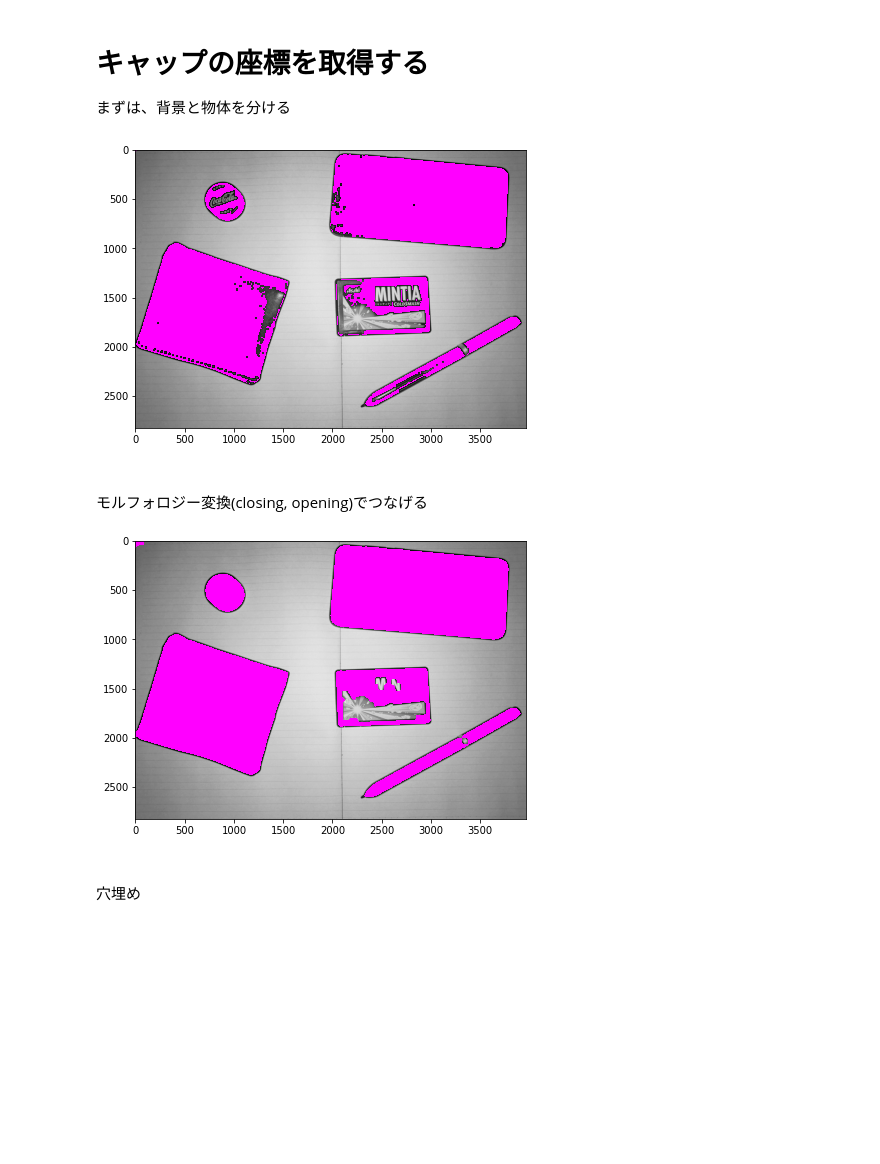
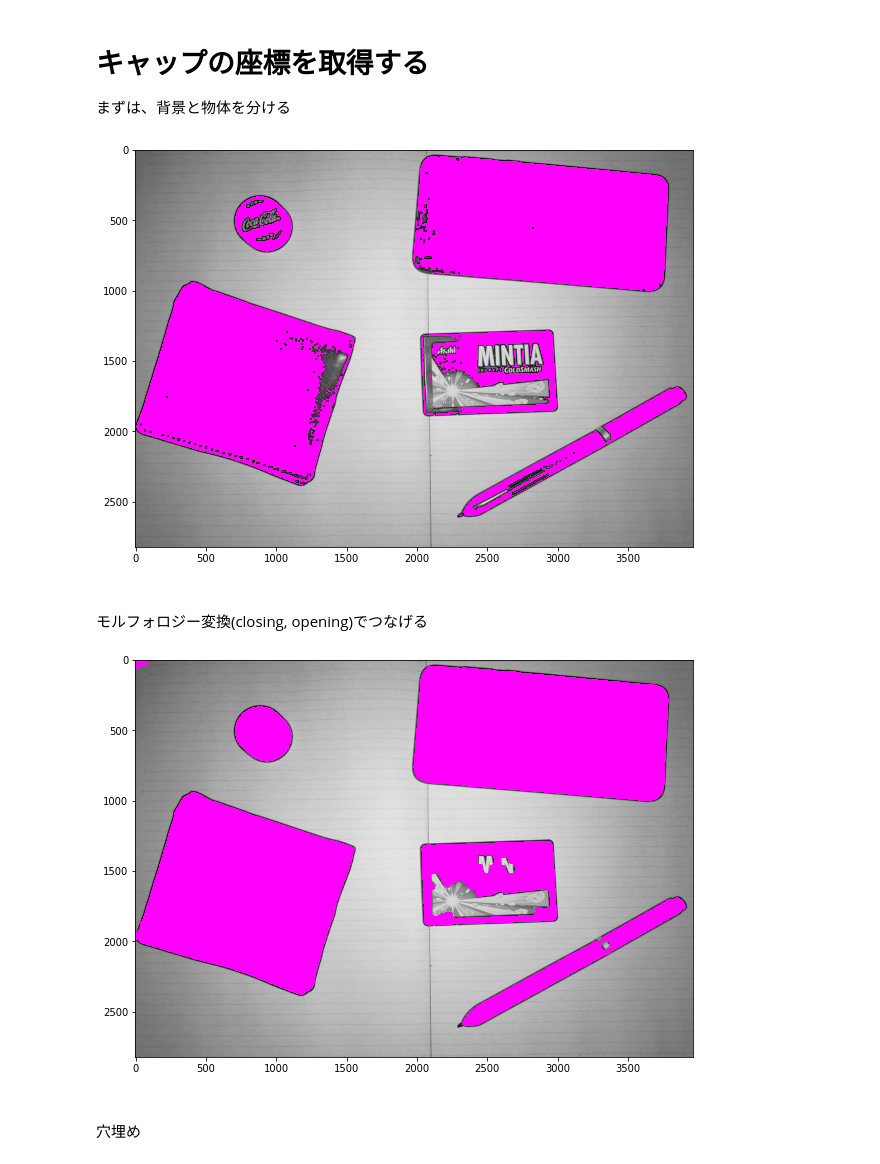
Before and after one commit to fkubota/bunseki_compe_LT_02, a Jupyter notebook: notebook/nb01_opencv.ipynb, the cells around one changed output. Saved outputs shown, nothing was run; the diff lists cells and outputs as text; code cells hidden in the pictures; blank space fills up the shorter version.

```diff
--- a/notebook/nb01_opencv.ipynb
+++ b/notebook/nb01_opencv.ipynb
@@ -138,15 +138,15 @@ plt.show()
 # %%
 thre = 80
 thre, region_gray = cv2.threshold(img02_gray, thre, 1, cv2.THRESH_BINARY_INV)
 
 img = img02_gray
-fig = plt.figure(figsize=(7, 7))
+fig = plt.figure(figsize=(10, 10))
 fig.patch.set_facecolor('white')
 plt.imshow(img, cmap="Greys_r")
 plt.imshow(region_gray, cmap="spring_r", alpha=region_gray)
 plt.show()
 # %% [output]
-[figure, old version]
+[figure, new version]
 # %% [markdown]
 <br>
 モルフォロジー変換(closing, opening)でつなげる
@@ -154,17 +154,16 @@ plt.show()
 s = 40
 kernel = cv2.getStructuringElement(cv2.MORPH_ELLIPSE, (s, s))
 region_gray = cv2.morphologyEx(region_gray, cv2.MORPH_CLOSE, kernel)
-
 region_gray = cv2.morphologyEx(region_gray, cv2.MORPH_OPEN, kernel)
 
 img = img02_gray
-fig = plt.figure(figsize=(7, 7))
+fig = plt.figure(figsize=(10, 10))
 fig.patch.set_facecolor('white')
 plt.imshow(img, cmap="Greys_r")
 plt.imshow(region_gray, cmap="spring_r", alpha=region_gray)
 plt.show()
 # %% [output]
-[figure, old version]
+[figure, new version]
 # %% [markdown]
 <br>
 
```
Also changed, not shown: parts of 3 cells of this notebook.
